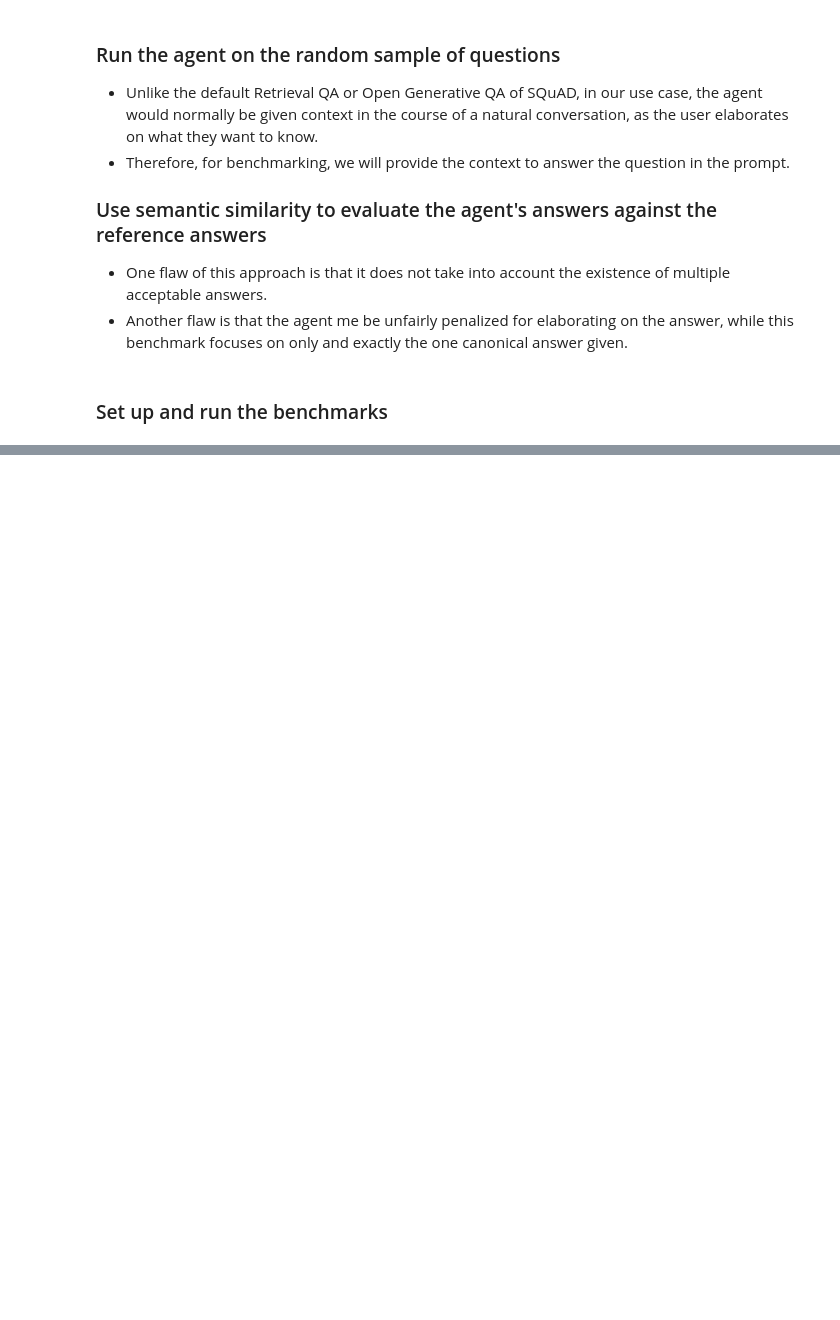
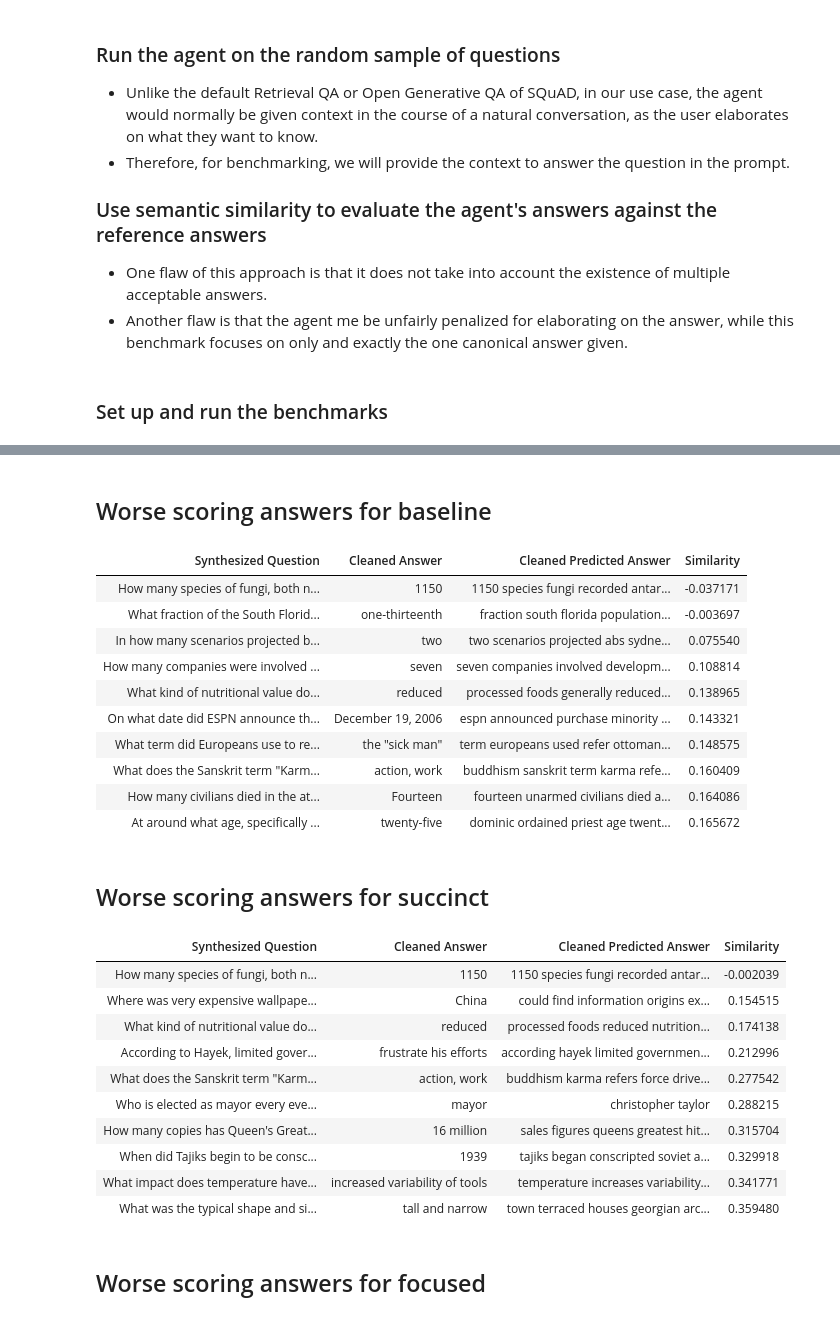
Before and after one commit to kurisu/SQuAD_Agent_Experiment, a Jupyter notebook: benchmarking.ipynb, the cells around one changed output, grey strips where cells are left out. Drawn from its saved outputs; the diff is of its cells as text; code cells hidden in the pictures; blank space fills up the shorter version.

```diff
--- a/benchmarking.ipynb
+++ b/benchmarking.ipynb
@@ -258,0 +295,36 @@ for benchmark in benchmarks:
+# %%
+# Show the worst 10 answers for each benchmark
+for benchmark in benchmarks:
+    display(Markdown(f"## Worse scoring answers for {benchmark['name']}"))
+    # Rename columns
+    df = benchmark['data'].rename(columns={
+        'Answer': 'Cleaned Answer',
+        'Predicted Answer': 'Cleaned Predicted Answer'
+    })
+    display_text_df(df[['Synthesized Question', 'Cleaned Answer', 'Cleaned Predicted Answer', 'Similarity']].sort_values(by='Similarity', ascending=True).head(10))
+# %% [output]
+## Worse scoring answers for baseline
+| Synthesized Question | Cleaned Answer | Cleaned Predicted Answer | Similarity |
+| How many species of fungi, both n... | 1150 | 1150 species fungi recorded antar... | -0.037171 |
+| What fraction of the South Florid... | one-thirteenth | fraction south florida population... | -0.003697 |
+| In how many scenarios projected b... | two | two scenarios projected abs sydne... | 0.075540 |
+| How many companies were involved ... | seven | seven companies involved developm... | 0.108814 |
+| What kind of nutritional value do... | reduced | processed foods generally reduced... | 0.138965 |
+| On what date did ESPN announce th... | December 19, 2006 | espn announced purchase minority ... | 0.143321 |
+| What term did Europeans use to re... | the "sick man" | term europeans used refer ottoman... | 0.148575 |
+| What does the Sanskrit term "Karm... | action, work | buddhism sanskrit term karma refe... | 0.160409 |
+| How many civilians died in the at... | Fourteen | fourteen unarmed civilians died a... | 0.164086 |
+| At around what age, specifically ... | twenty-five | dominic ordained priest age twent... | 0.165672 |
+## Worse scoring answers for succinct
+| Synthesized Question | Cleaned Answer | Cleaned Predicted Answer | Similarity |
+| How many species of fungi, both n... | 1150 | 1150 species fungi recorded antar... | -0.002039 |
+| Where was very expensive wallpape... | China | could find information origins ex... | 0.154515 |
+| What kind of nutritional value do... | reduced | processed foods reduced nutrition... | 0.174138 |
+| According to Hayek, limited gover... | frustrate his efforts | according hayek limited governmen... | 0.212996 |
+| What does the Sanskrit term "Karm... | action, work | buddhism karma refers force drive... | 0.277542 |
+| Who is elected as mayor every eve... | mayor | christopher taylor | 0.288215 |
+| How many copies has Queen's Great... | 16 million | sales figures queens greatest hit... | 0.315704 |
+| When did Tajiks begin to be consc... | 1939 | tajiks began conscripted soviet a... | 0.329918 |
+| What impact does temperature have... | increased variability of tools | temperature increases variability... | 0.341771 |
+| What was the typical shape and si... | tall and narrow | town terraced houses georgian arc... | 0.359480 |
+## Worse scoring answers for focused
```
Also changed, not shown: parts of 13 cells of this notebook, 6 other files.
